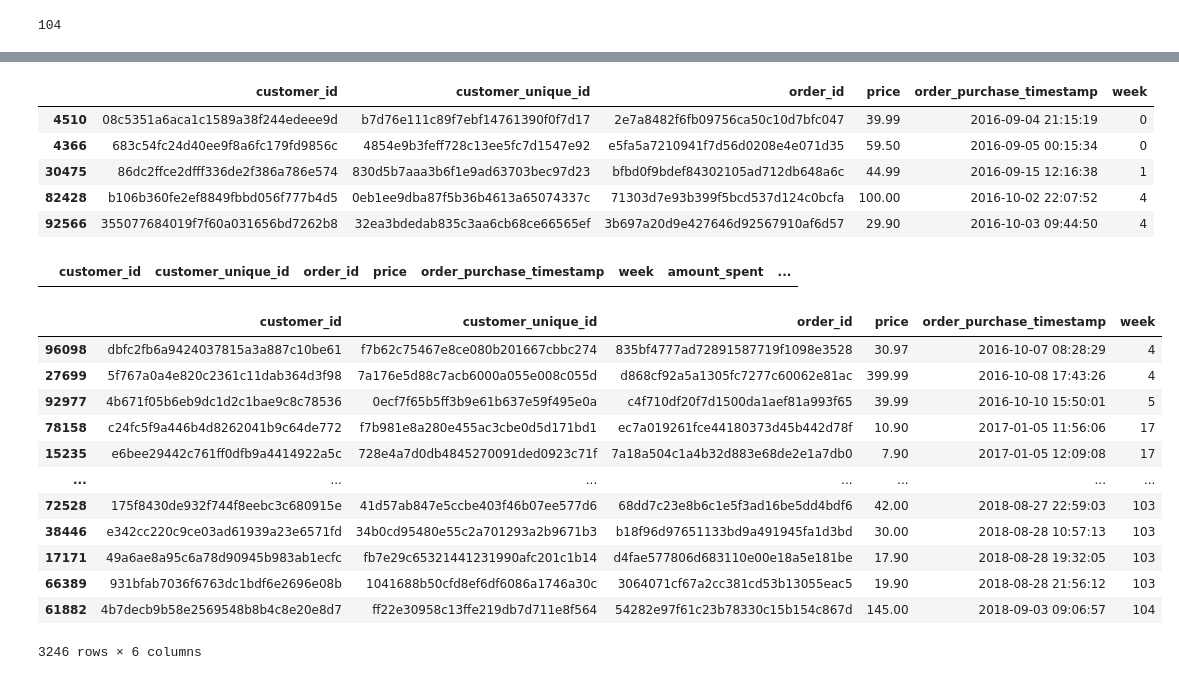
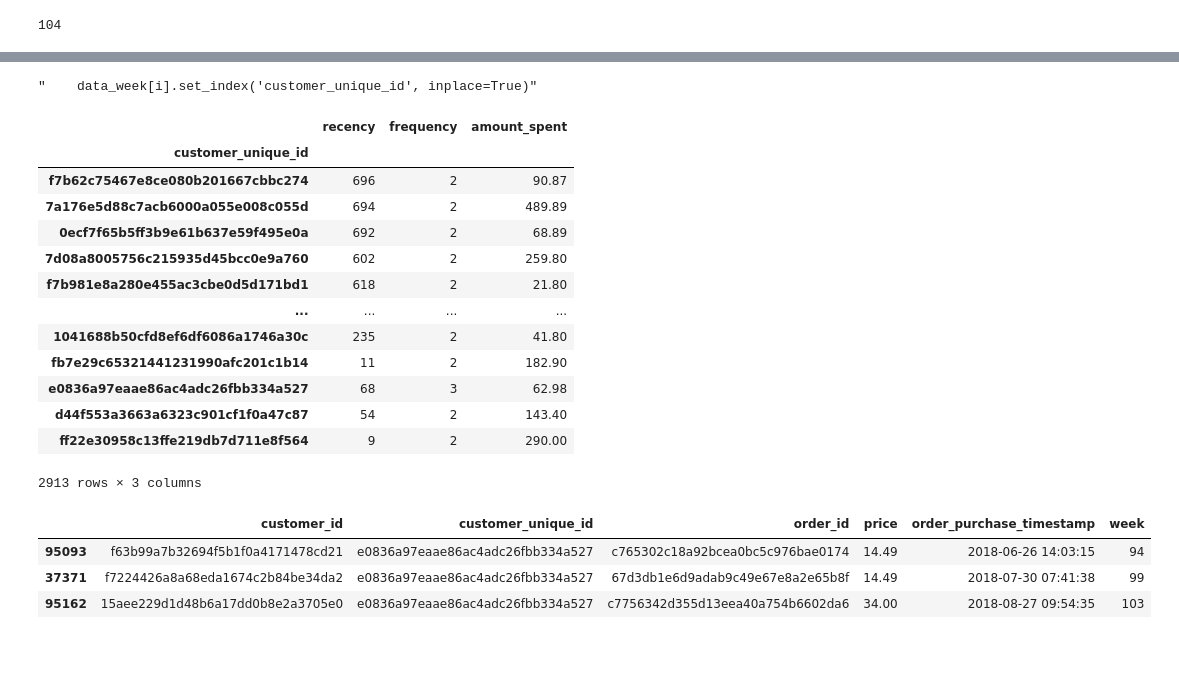
Before and after one commit to ThomasMeb/Projet_4, a Jupyter notebook: Mebarki_Thomas_notebook_simulation_032023.ipynb, the cells around one changed output, grey strips where cells are left out. Drawn from its saved outputs; the diff is of its cells as text; code cells hidden in the pictures; blank space fills up the shorter version.

```diff
--- a/Mebarki_Thomas_notebook_simulation_032023.ipynb
+++ b/Mebarki_Thomas_notebook_simulation_032023.ipynb
@@ -239,37 +235,38 @@ for i in range(0, 105):
-# %%
-data_week[43].head()
-# %% [output]
-|  | customer_id | customer_unique_id | order_id | price | order_purchase_timestamp | week |
-| 4510 | 08c5351a6aca1c1589a38f244edeee9d | b7d76e111c89f7ebf14761390f0f7d17 | 2e7a8482f6fb09756ca50c10d7bfc047 | 39.99 | 2016-09-04 21:15:19 | 0 |
-| 4366 | 683c54fc24d40ee9f8a6fc179fd9856c | 4854e9b3feff728c13ee5fc7d1547e92 | e5fa5a7210941f7d56d0208e4e071d35 | 59.50 | 2016-09-05 00:15:34 | 0 |
-| 30475 | 86dc2ffce2dfff336de2f386a786e574 | 830d5b7aaa3b6f1e9ad63703bec97d23 | bfbd0f9bdef84302105ad712db648a6c | 44.99 | 2016-09-15 12:16:38 | 1 |
-| 82428 | b106b360fe2ef8849fbbd056f777b4d5 | 0eb1ee9dba87f5b36b4613a65074337c | 71303d7e93b399f5bcd537d124c0bcfa | 100.00 | 2016-10-02 22:07:52 | 4 |
-| 92566 | 355077684019f7f60a031656bd7262b8 | 32ea3bdedab835c3aa6cb68ce66565ef | 3b697a20d9e427646d92567910af6d57 | 29.90 | 2016-10-03 09:44:50 | 4 |
 # %%
+data_week = {}
 for i in range(0, 105):
+    data_week[i] = data.loc[data['week']<=i]
     data_week[i]['amount_spent'] = data_week[i].groupby('customer_unique_id')['price'].transform('sum')
     data_week[i]['frequency'] = data_week[i].groupby('customer_unique_id')['order_id'].transform('count')
-    data_week[i]['recency'] = data_week[i].groupby('customer_unique_id')['order_purchase_timestamp'].transform('min')
+    data_week[i]['recency'] = data_week[i].groupby('customer_unique_id')['order_purchase_timestamp'].transform('max')
     data_week[i]['recency'] = (data_week[i]['order_purchase_timestamp'].max() - data_week[i]['recency']).dt.days
     data_week[i].sort_values('week', ascending=True, inplace=True)
     data_week[i].drop_duplicates(subset='customer_unique_id', keep='last', inplace=True)
+    data_week[i] = data_week[i][['customer_unique_id', 'recency', 'frequency', 'amount_spent']]
+'''    data_week[i].set_index('customer_unique_id', inplace=True)'''
+# %% [output]
+"    data_week[i].set_index('customer_unique_id', inplace=True)"
 # %%
-data_week[104].loc[data_week[104]['customer_unique_id'].duplicated()]
+data_week[104].loc[data_week[104]['frequency'] > 1]
 # %% [output]
-|  | customer_id | customer_unique_id | order_id | price | order_purchase_timestamp | week | amount_spent | ... |
+|  | recency | frequency | amount_spent |
+| customer_unique_id |  |  |  |
+| f7b62c75467e8ce080b201667cbbc274 | 696 | 2 | 90.87 |
+| 7a176e5d88c7acb6000a055e008c055d | 694 | 2 | 489.89 |
+| 0ecf7f65b5ff3b9e61b637e59f495e0a | 692 | 2 | 68.89 |
+| 7d08a8005756c215935d45bcc0e9a760 | 602 | 2 | 259.80 |
+| f7b981e8a280e455ac3cbe0d5d171bd1 | 618 | 2 | 21.80 |
+| ... | ... | ... | ... |
+| 1041688b50cfd8ef6df6086a1746a30c | 235 | 2 | 41.80 |
+| fb7e29c65321441231990afc201c1b14 | 11 | 2 | 182.90 |
+| e0836a97eaae86ac4adc26fbb334a527 | 68 | 3 | 62.98 |
+| d44f553a3663a6323c901cf1f0a47c87 | 54 | 2 | 143.40 |
+| ff22e30958c13ffe219db7d711e8f564 | 9 | 2 | 290.00 |
+2913 rows × 3 columns
 # %%
-data.loc[data['customer_unique_id'].duplicated()]
+data.loc[data['customer_unique_id'] == 'e0836a97eaae86ac4adc26fbb334a527']
 # %% [output]
 |  | customer_id | customer_unique_id | order_id | price | order_purchase_timestamp | week |
-| 96098 | dbfc2fb6a9424037815a3a887c10be61 | f7b62c75467e8ce080b201667cbbc274 | 835bf4777ad72891587719f1098e3528 | 30.97 | 2016-10-07 08:28:29 | 4 |
-| 27699 | 5f767a0a4e820c2361c11dab364d3f98 | 7a176e5d88c7acb6000a055e008c055d | d868cf92a5a1305fc7277c60062e81ac | 399.99 | 2016-10-08 17:43:26 | 4 |
-| 92977 | 4b671f05b6eb9dc1d2c1bae9c8c78536 | 0ecf7f65b5ff3b9e61b637e59f495e0a | c4f710df20f7d1500da1aef81a993f65 | 39.99 | 2016-10-10 15:50:01 | 5 |
-| 78158 | c24fc5f9a446b4d8262041b9c64de772 | f7b981e8a280e455ac3cbe0d5d171bd1 | ec7a019261fce44180373d45b442d78f | 10.90 | 2017-01-05 11:56:06 | 17 |
-| 15235 | e6bee29442c761ff0dfb9a4414922a5c | 728e4a7d0db4845270091ded0923c71f | 7a18a504c1a4b32d883e68de2e1a7db0 | 7.90 | 2017-01-05 12:09:08 | 17 |
-| ... | ... | ... | ... | ... | ... | ... |
-| 72528 | 175f8430de932f744f8eebc3c680915e | 41d57ab847e5ccbe403f46b07ee577d6 | 68dd7c23e8b6c1e5f3ad16be5dd4bdf6 | 42.00 | 2018-08-27 22:59:03 | 103 |
-| 38446 | e342cc220c9ce03ad61939a23e6571fd | 34b0cd95480e55c2a701293a2b9671b3 | b18f96d97651133bd9a491945fa1d3bd | 30.00 | 2018-08-28 10:57:13 | 103 |
-| 17171 | 49a6ae8a95c6a78d90945b983ab1ecfc | fb7e29c65321441231990afc201c1b14 | d4fae577806d683110e00e18a5e181be | 17.90 | 2018-08-28 19:32:05 | 103 |
-| 66389 | 931bfab7036f6763dc1bdf6e2696e08b | 1041688b50cfd8ef6df6086a1746a30c | 3064071cf67a2cc381cd53b13055eac5 | 19.90 | 2018-08-28 21:56:12 | 103 |
-| 61882 | 4b7decb9b58e2569548b8b4c8e20e8d7 | ff22e30958c13ffe219db7d711e8f564 | 54282e97f61c23b78330c15b154c867d | 145.00 | 2018-09-03 09:06:57 | 104 |
+| 95093 | f63b99a7b32694f5b1f0a4171478cd21 | e0836a97eaae86ac4adc26fbb334a527 | c765302c18a92bcea0bc5c976bae0174 | 14.49 | 2018-06-26 14:03:15 | 94 |
+| 37371 | f7224426a8a68eda1674c2b84be34da2 | e0836a97eaae86ac4adc26fbb334a527 | 67d3db1e6d9adab9c49e67e8a2e65b8f | 14.49 | 2018-07-30 07:41:38 | 99 |
+| 95162 | 15aee229d1d48b6a17dd0b8e2a3705e0 | e0836a97eaae86ac4adc26fbb334a527 | c7756342d355d13eea40a754b6602da6 | 34.00 | 2018-08-27 09:54:35 | 103 |
-3246 rows × 6 columns
```
Also changed, not shown: parts of 7 cells of this notebook.
